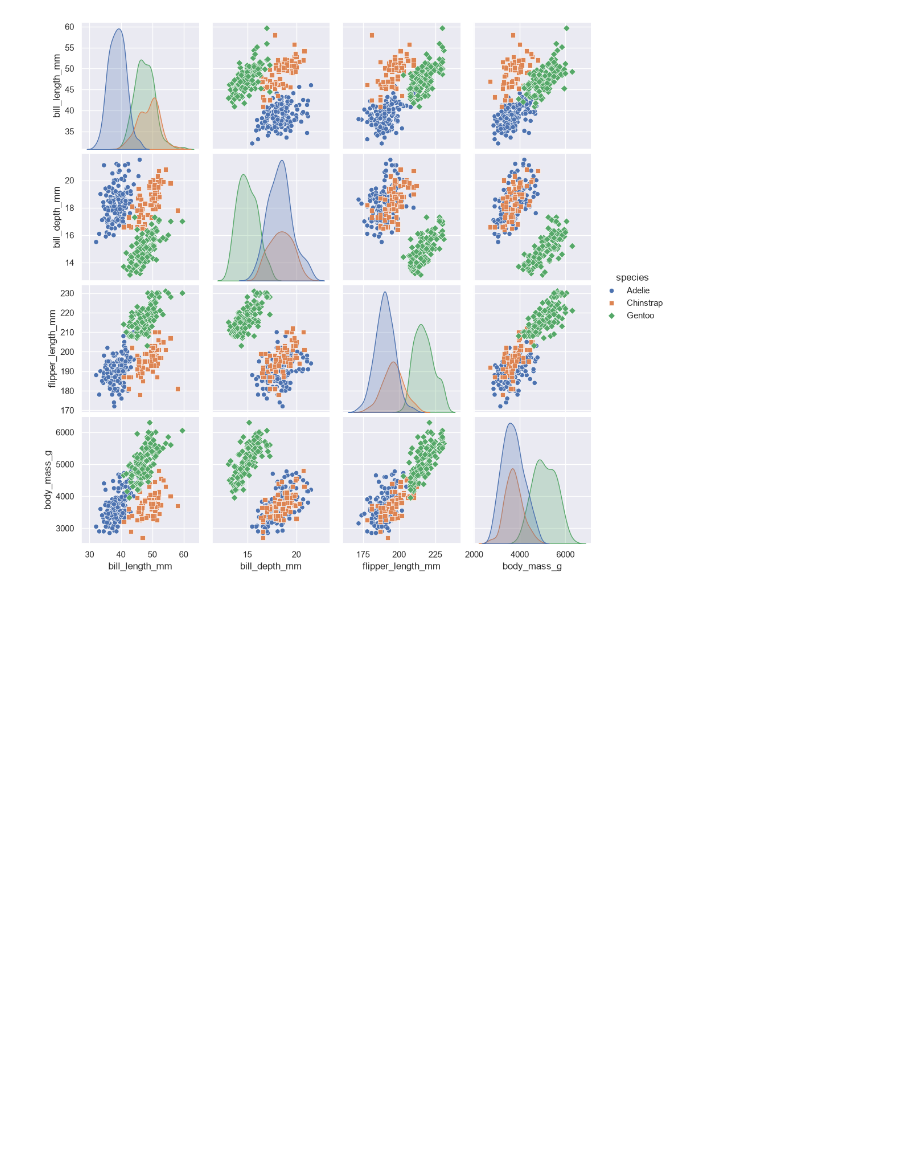
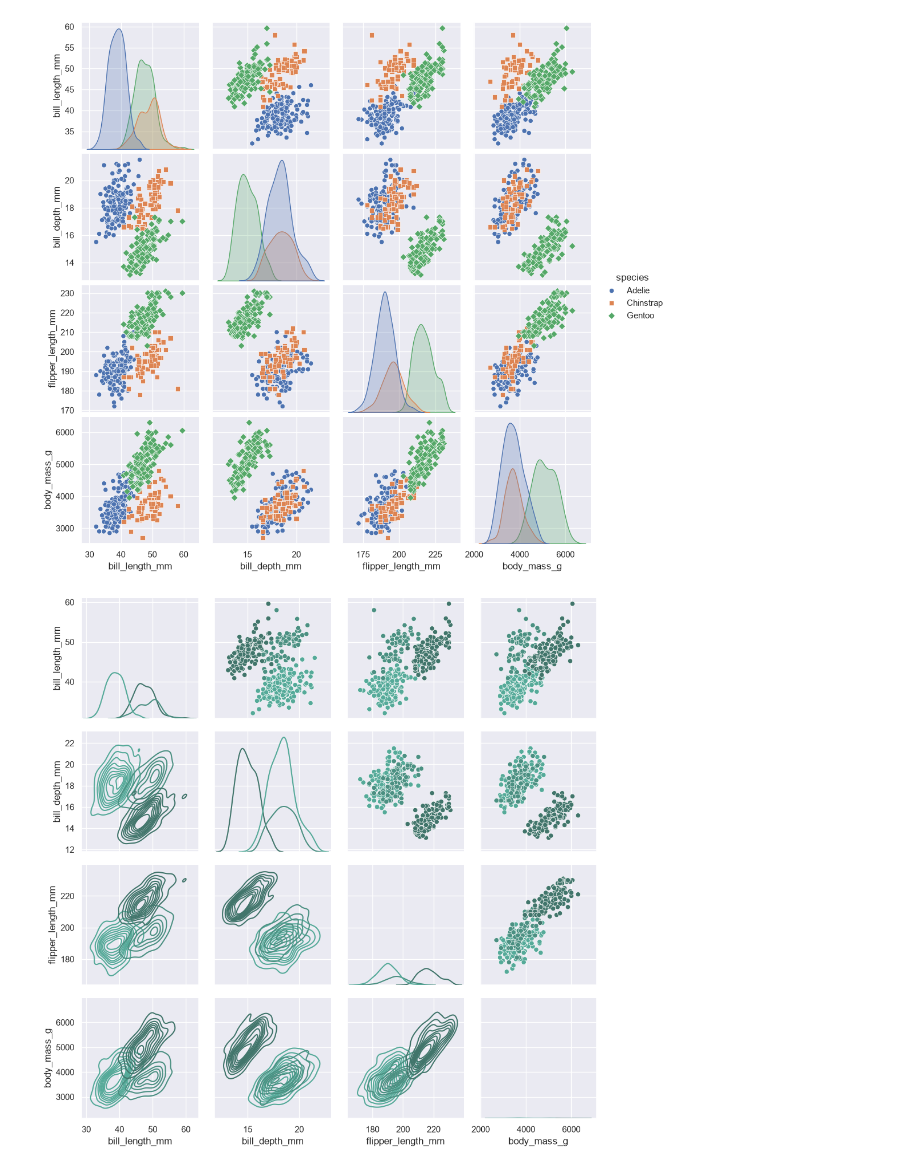
Before and after one commit to Aryanbhayji/Seaborn-library, a Jupyter notebook: main.ipynb, the cells around one changed output. Drawn from its saved outputs; the diff is of its cells as text; code cells hidden in the pictures; blank space fills up the shorter version.

```diff
--- a/main.ipynb
+++ b/main.ipynb
@@ -198,3 +198,12 @@ sns.set_theme(style="darkgrid")
 # %% [output]
 <Figure size 600x400 with 0 Axes>
 [figure]
+# %%
+penguins = sns.load_dataset("penguins")
+g = sns.PairGrid(penguins,hue="species")
+g.map_upper(sns.scatterplot)
+g.map_lower(sns.kdeplot)
+g.map_diag(sns.kdeplot ,color=".3")
+sns.set_palette(palette="dark:#5A9_r")
+# %% [output]
+[figure, added]
```
Also changed, not shown: parts of 1 cell of this notebook.
